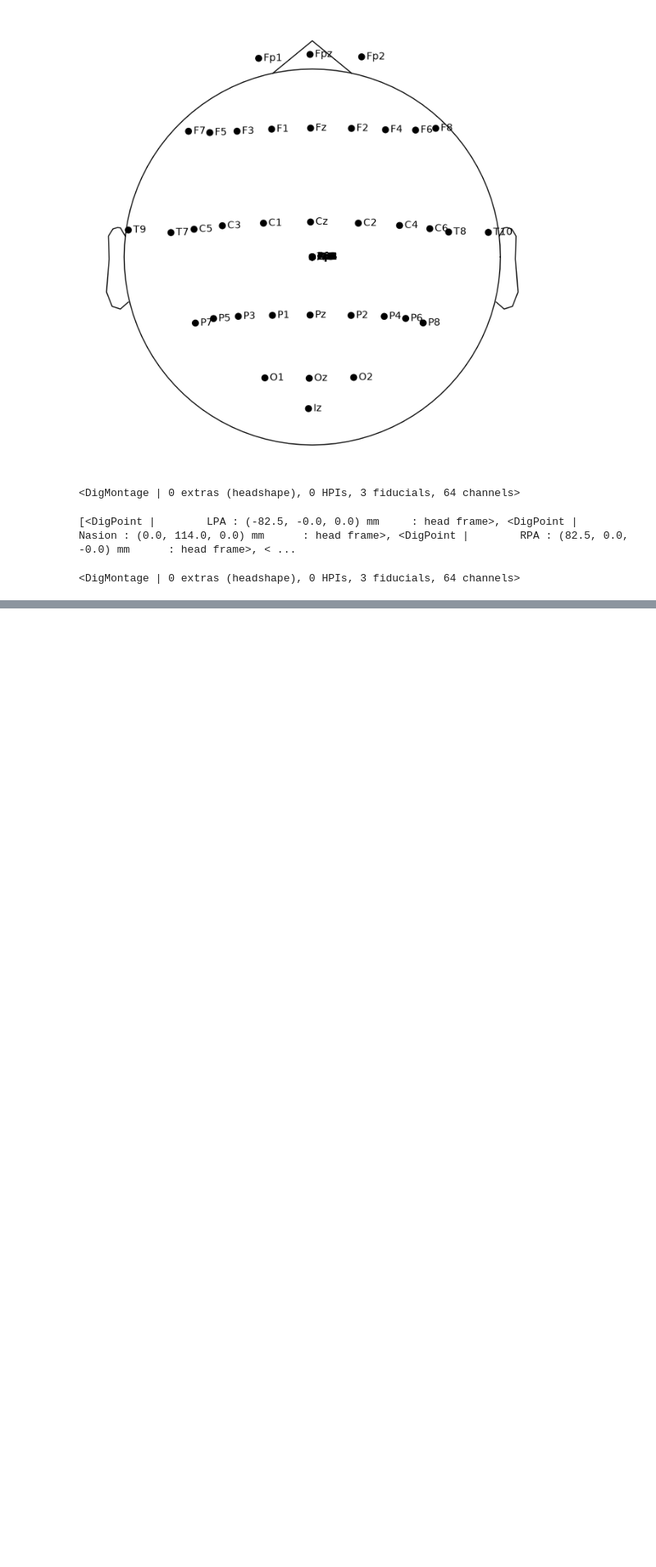
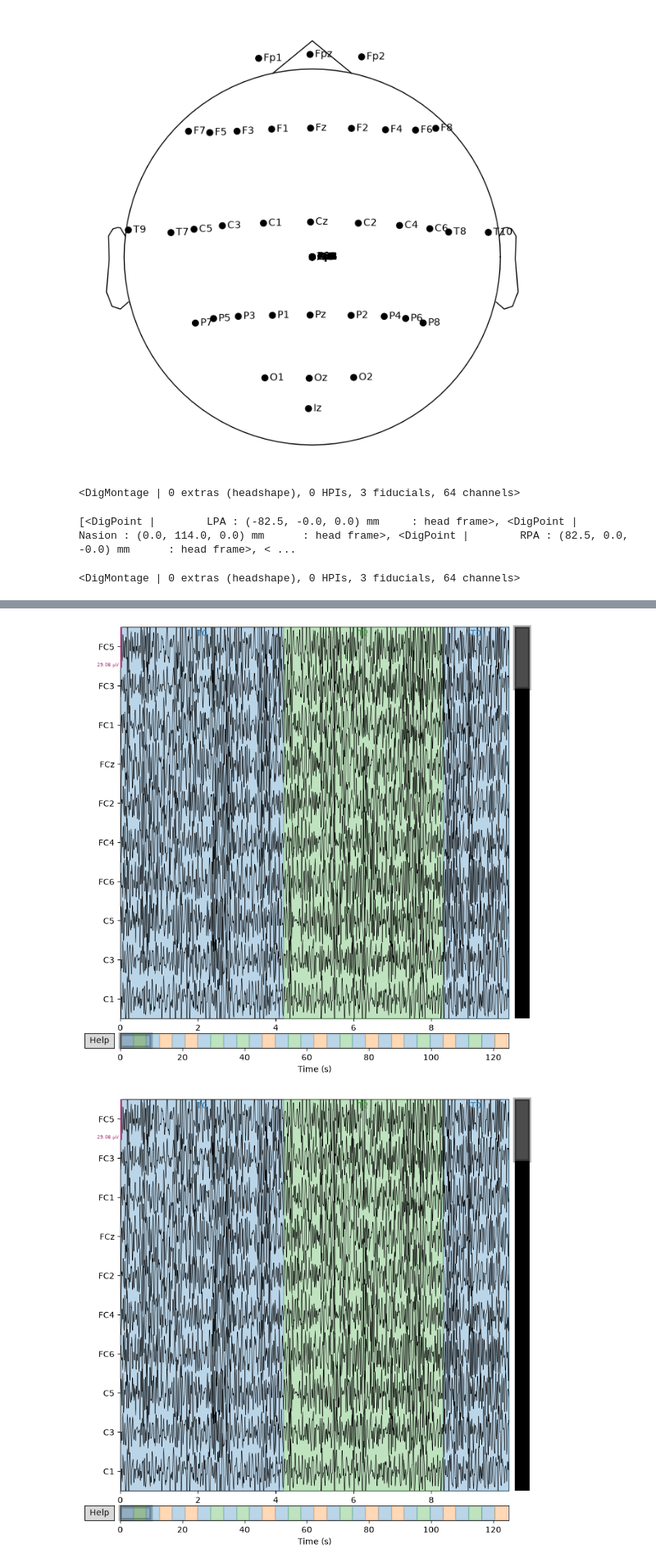
Before and after one commit to alizadeh-gfs/eeg-motor-imagery-analysis, a Jupyter notebook: notebooks/02_preprocessing.ipynb, the cells around one changed output, grey strips where cells are left out. Shown at 82% size. Saved outputs shown, nothing was run; the diff lists cells and outputs as text; code cells hidden in the pictures; blank space fills up the shorter version.

```diff
--- a/notebooks/02_preprocessing.ipynb
+++ b/notebooks/02_preprocessing.ipynb
@@ -106,0 +303,2 @@ print(raw_preprocessed.get_montage())
+# %%
+raw_filtered = raw_avg_ref.copy()
@@ -106,0 +350,9 @@ print(raw_preprocessed.get_montage())
+# %%
+raw_filtered.plot(
+    n_channels=10,
+    duration=10,
+    scalings="auto"
+)
+# %% [output]
+[figure, added]
+[figure, added]
```
Also changed, not shown: parts of 24 cells of this notebook, 2 other files.
